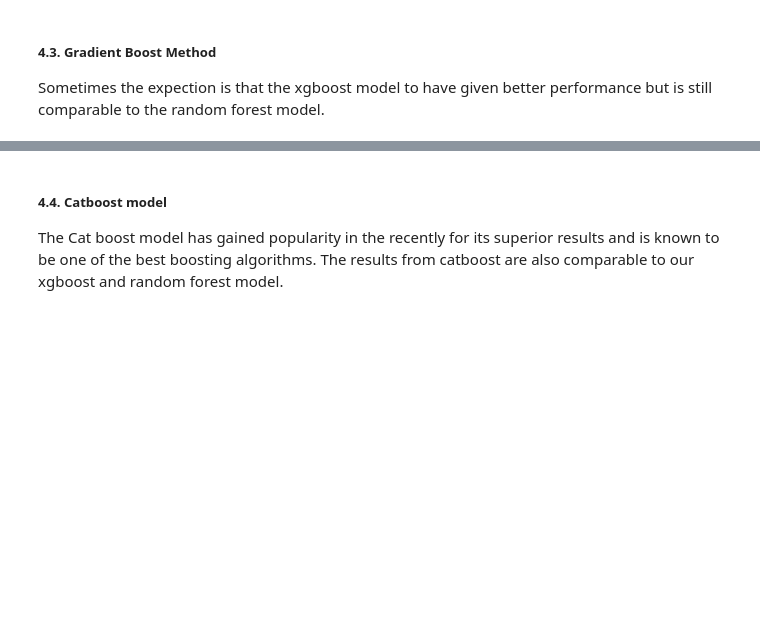
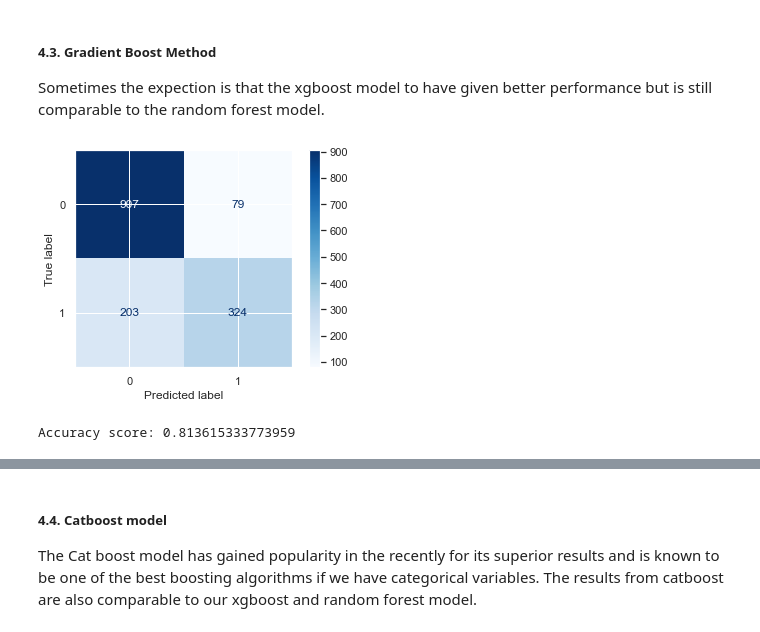
Before and after one commit to Praveenrajan27/Movie-review-Analysis, a Jupyter notebook: IMDB Dataset Case Study Analysis - Praveen Rajan.ipynb, the cells around one changed output, grey strips where cells are left out. Drawn from its saved outputs; the diff is of its cells as text; code cells hidden in the pictures; blank space fills up the shorter version.

```diff
--- a/IMDB Dataset Case Study Analysis - Praveen Rajan.ipynb
+++ b/IMDB Dataset Case Study Analysis - Praveen Rajan.ipynb
@@ -557,12 +607,21 @@ get_model_metrics(rf,X_test,y_test, rf_y_pred)
 Sometimes the expection is that the xgboost model to have given better performance but is still comparable to the random forest model.
 # %%
 xgb_model = XGBClassifier(random_state=42)
+X_train.loc[(X_train['aspect_ratio']=='NA'),'aspect_ratio']=0
+X_train['aspect_ratio']=X_train['aspect_ratio'].astype('float32')
+X_test.loc[(X_test['aspect_ratio']=='NA'),'aspect_ratio']=0
+X_test['aspect_ratio']=X_test['aspect_ratio'].astype('float32')
+
 xgb_model.fit(X_train, y_train)
 xgb_y_pred = xgb_model.predict(X_test)
-get_model_metrics(xgb_model,X_test,y_test, xgb_y_pred)
+gd_acc=get_model_metrics(xgb_model,X_test,y_test, xgb_y_pred)
+print('Accuracy score: {}'.format(gd_acc))
+# %% [output]
+[figure, added]
+Accuracy score: 0.813615333773959
 # %% [markdown]
 <a id="id4.4"></a>
 # %% [markdown]
 ##### 4.4. Catboost model
-The Cat boost model has gained popularity in the recently for its superior results and is known to be one of the best boosting algorithms.
+The Cat boost model has gained popularity in the recently for its superior results and is known to be one of the best boosting algorithms if we have categorical variables.
 The results from catboost are also comparable to our xgboost and random forest model.
```
Also changed, not shown: parts of 72 cells of this notebook.
